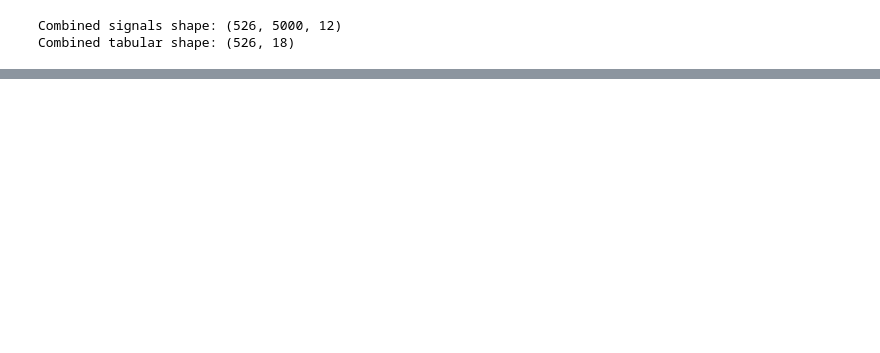
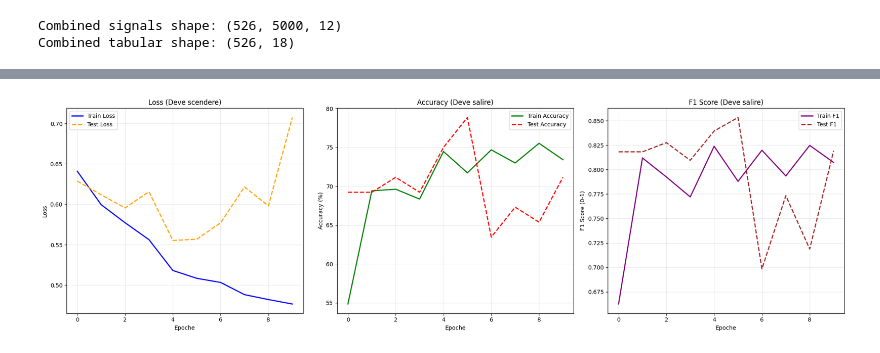
Before and after one commit to dalexsuam/ECG_DEEP_LEARNING, a Jupyter notebook: Copy Andrea.ipynb, the cells around one changed output, grey strips where cells are left out. Drawn from its saved outputs; the diff is of its cells as text; code cells hidden in the pictures; blank space fills up the shorter version.

```diff
--- a/Copy Andrea.ipynb
+++ b/Copy Andrea.ipynb
@@ -23,8 +23,8 @@ from sklearn.metrics import f1_score, recall_score, accuracy_score, confusion_ma
 import matplotlib.pyplot as plt
 from google.colab import drive
 
-drive.mount("/content/drive")
-device = torch.device("cuda" if torch.cuda.is_available() else "cpu")
+drive.mount("/gdrive")
+%cd "/gdrive/MyDrive/Colab Notebooks/Neuroeng/Prog neuro"
 
 if torch.cuda.is_available():
     device = torch.device("cuda")
@@ -692,0 +1091,40 @@ max     0.8113    0.8718                1.0000       0.6250  0.7569
+# %%
+import matplotlib.pyplot as plt
+
+# Creiamo una figura con 3 grafici affiancati (1 riga, 3 colonne)
+fig, axs = plt.subplots(1, 3, figsize=(20, 6))
+
+# --- Grafico 1: LOSS (Errore) ---
+# Questo ci dice se il modello sta imparando (deve scendere)
+axs[0].plot(train_loss_single_fold, label='Train Loss', color='blue', linewidth=2)
+axs[0].plot(test_loss_single_fold, label='Test Loss', color='orange', linestyle='--', linewidth=2)
+axs[0].set_title('Loss (Deve scendere)')
+axs[0].set_xlabel('Epoche')
+axs[0].set_ylabel('Loss')
+axs[0].legend()
+axs[0].grid(True, alpha=0.3)
+
+# --- Grafico 2: ACCURACY ---
+# Ci dice la percentuale totale di risposte corrette (deve salire)
+axs[1].plot(accuracy_list_single_fold_train, label='Train Accuracy', color='green', linewidth=2)
+axs[1].plot(accuracy_list_single_fold, label='Test Accuracy', color='red', linestyle='--', linewidth=2)
+axs[1].set_title('Accuracy (Deve salire)')
+axs[1].set_xlabel('Epoche')
+axs[1].set_ylabel('Accuracy (%)')
+axs[1].legend()
+axs[1].grid(True, alpha=0.3)
+
+# --- Grafico 3: F1 SCORE ---
+# Critico per dati sbilanciati o medici: media armonica tra precisione e recupero
+axs[2].plot(f1_list_single_fold_train, label='Train F1', color='purple', linewidth=2)
+axs[2].plot(f1_list_single_fold, label='Test F1', color='brown', linestyle='--', linewidth=2)
+axs[2].set_title('F1 Score (Deve salire)')
+axs[2].set_xlabel('Epoche')
+axs[2].set_ylabel('F1 Score (0-1)')
+axs[2].legend()
+axs[2].grid(True, alpha=0.3)
+
+plt.tight_layout()
+plt.show()
+# %% [output]
+[figure, added]
```
Also changed, not shown: parts of 19 cells of this notebook.
